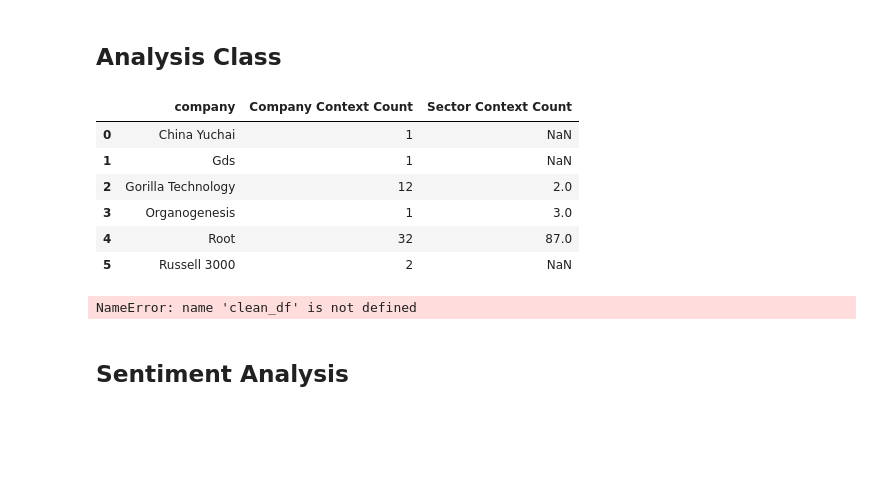
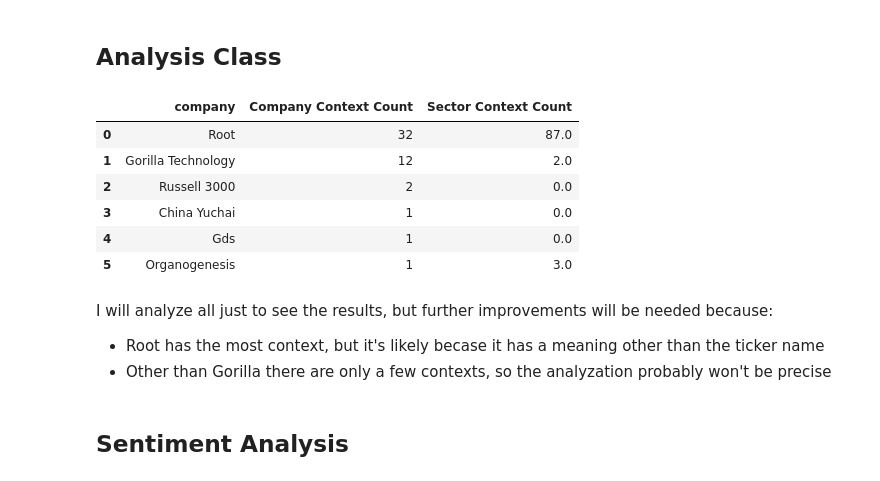
Before and after one commit to TheKusz/Python_DSM020-2024-OCT, a Jupyter notebook: Final Coursework/final coursework.ipynb, the cells around one changed output. Cells and saved outputs as stored; diff of their text form; code cells hidden in the pictures; blank space fills up the shorter version.

Commit message:
data cleaning + formatting

```diff
--- a/Final Coursework/final coursework.ipynb
+++ b/Final Coursework/final coursework.ipynb
@@ -963,23 +963,22 @@ class StockContextAnalyzer:
         self.analyzer = SentimentIntensityAnalyzer()
 
     def get_top_mentioned_n(self, company_df, sector_df, n=3):
-
-        # # Find the top n most mentioned company
-        # top_companies  = company_df.groupby('company')['context']
-        #                            .count().sort_values(ascending=False)
-        #                            .head(n).reset_index(name='Context Count')
-
+        # Get counts
         company_context_count = company_df.groupby('company')['context'].count().reset_index(name='Company Context Count')
         sector_context_count = sector_context_df.groupby('sector')['context'].count().reset_index(name='Sector Context Count')
 
+        # Merge counts with company_df
         result = pd.merge(company_context_count, company_df[['company', 'sector']].drop_duplicates(), on='company', how='left')
         result = pd.merge(result, sector_context_count, on='sector', how='left')
 
         # Sectors might be missing
         result.fillna(0, inplace=True)
-        result.sort_values(by='Company Context Count', ascending=False)
 
-        return result[['company', 'Company Context Count', 'Sector Context Count']]
+        # Sort to be able to get the n highest
+        result.sort_values(by='Company Context Count', ascending=False, inplace=True)
+        result = result.reset_index()
+
+        return result[['company', 'Company Context Count', 'Sector Context Count']].head(n)
 
     # Word frequency analysis #
     def get_words_str(self, df, company_name, top_n=20):
@@ -994,22 +993,20 @@ class StockContextAnalyzer:
 analyzer = StockContextAnalyzer()
 # %%
 # Select all mentioned companies
-merge = analyzer.get_top_mentioned_n(clean_company_df, sector_context_df, clean_company_df['company'].nunique())
-merge
+top_mentioned = analyzer.get_top_mentioned_n(clean_company_df, sector_context_df, clean_company_df['company'].nunique())
+top_mentioned
 # %% [output]
 |  | company | Company Context Count | Sector Context Count |
-| 0 | China Yuchai | 1 | NaN |
-| 1 | Gds | 1 | NaN |
-| 2 | Gorilla Technology | 12 | 2.0 |
-| 3 | Organogenesis | 1 | 3.0 |
-| 4 | Root | 32 | 87.0 |
-| 5 | Russell 3000 | 2 | NaN |
+| 0 | Root | 32 | 87.0 |
+| 1 | Gorilla Technology | 12 | 2.0 |
+| 2 | Russell 3000 | 2 | 0.0 |
+| 3 | China Yuchai | 1 | 0.0 |
+| 4 | Gds | 1 | 0.0 |
+| 5 | Organogenesis | 1 | 3.0 |
-# %%
-# Russell only has 2 context, which won't be representative enough
-# Let's use only the other two
-clean_company_df = clean_company_df[ clean_df['company'].isin(['Gorilla Technology', 'Root'])]
-# %% [output]
-NameError: name 'clean_df' is not defined
+# %% [markdown]
+I will analyze all just to see the results, but further improvements will be needed because:
+- Root has the most context, but it's likely becase it has a meaning other than the ticker name
+- Other than Gorilla there are only a few contexts, so the analyzation probably won't be precise
 # %% [markdown]
 ## Sentiment Analysis
 # %%
```
